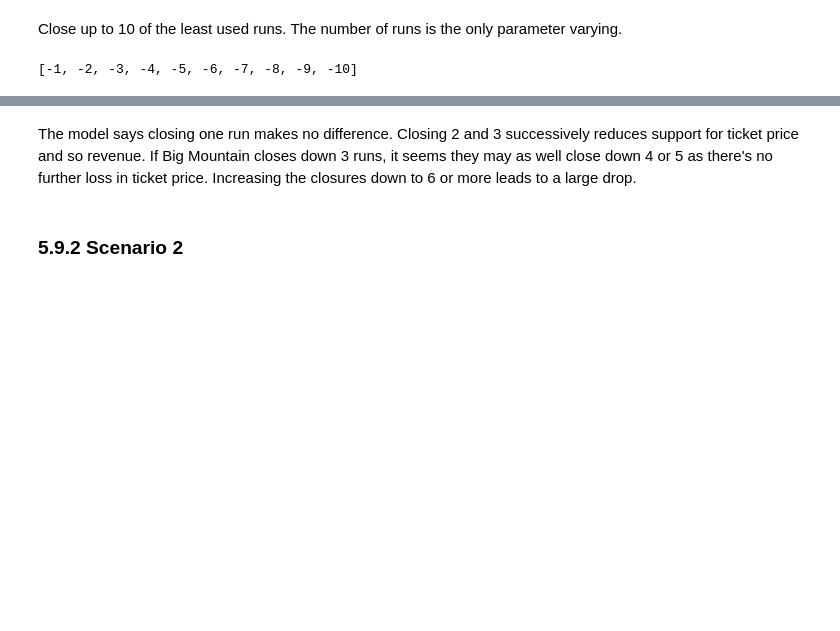
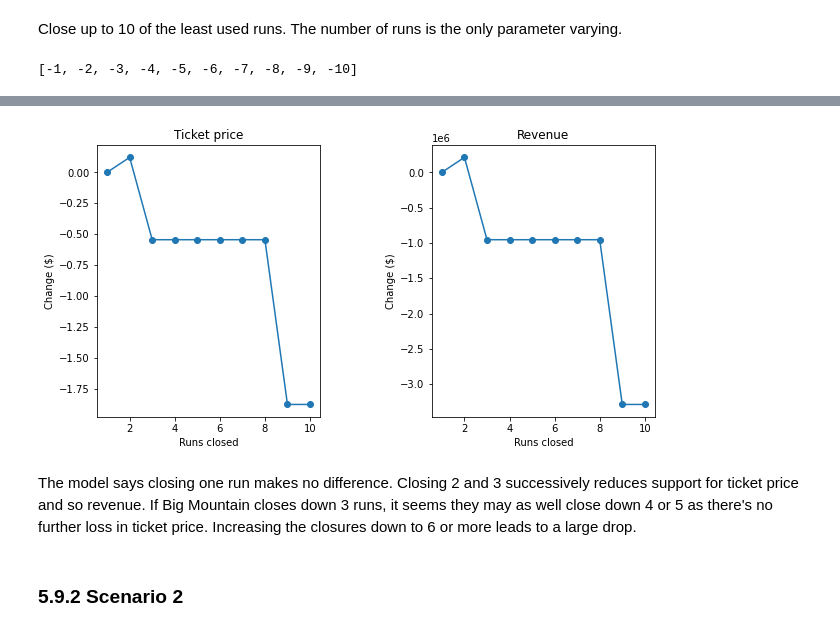
Before and after one commit to Chall88/Data_Science_Sets, a Jupyter notebook: 05_modeling.ipynb, the cells around one changed output, grey strips where cells are left out. Saved outputs shown, nothing was run; the diff lists cells and outputs as text; code cells hidden in the pictures; blank space fills up the shorter version.

```diff
--- a/05_modeling.ipynb
+++ b/05_modeling.ipynb
@@ -299,7 +309,7 @@ def predict_increase(features, deltas):
 
     bm2 = X_bm.copy()
     for f, d in zip(features, deltas):
-        bm2[___] += ___
+        bm2[features] += deltas
     return model.predict(bm2).item() - model.predict(X_bm).item()
 # %% [markdown]
 ### 5.9.1 Scenario 1<a id='5.9.1_Scenario_1'></a>
@@ -328,19 +338,21 @@ price_deltas
 # %%
 #Code task 3#
 #Create two plots, side by side, for the predicted ticket price change (delta) for each
 #condition (number of runs closed) in the scenario and the associated predicted revenue
 #change on the assumption that each of the expected visitors buys 5 tickets
 #There are two things to do here:
 #1 - use a list comprehension to create a list of the number of runs closed from `runs_delta`
 #2 - use a list comprehension to create a list of predicted revenue changes from `price_deltas`
-runs_closed = [-1 * ___ for ___ in runs_delta] #1
+runs_closed = [-1 * delta for delta in runs_delta] #1
 fig, ax = plt.subplots(1, 2, figsize=(10, 5))
 fig.subplots_adjust(wspace=0.5)
 ax[0].plot(runs_closed, price_deltas, 'o-')
 ax[0].set(xlabel='Runs closed', ylabel='Change ($)', title='Ticket price')
-revenue_deltas = [5 * expected_visitors * ___ for ___ in ___] #2
+revenue_deltas = [5 * expected_visitors * delta for delta in price_deltas] #2
 ax[1].plot(runs_closed, revenue_deltas, 'o-')
 ax[1].set(xlabel='Runs closed', ylabel='Change ($)', title='Revenue');
+# %% [output]
+[figure, added]
 # %% [markdown]
 The model says closing one run makes no difference. Closing 2 and 3 successively reduces support for ticket price and so revenue. If Big Mountain closes down 3 runs, it seems they may as well close down 4 or 5 as there's no further loss in ticket price. Increasing the closures down to 6 or more leads to a large drop.
 # %% [markdown]
```
Also changed, not shown: parts of 20 cells of this notebook.
